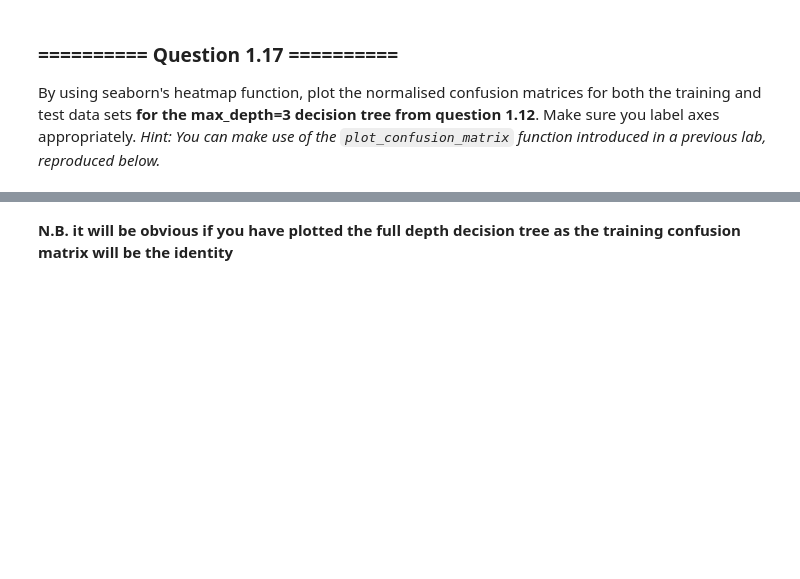
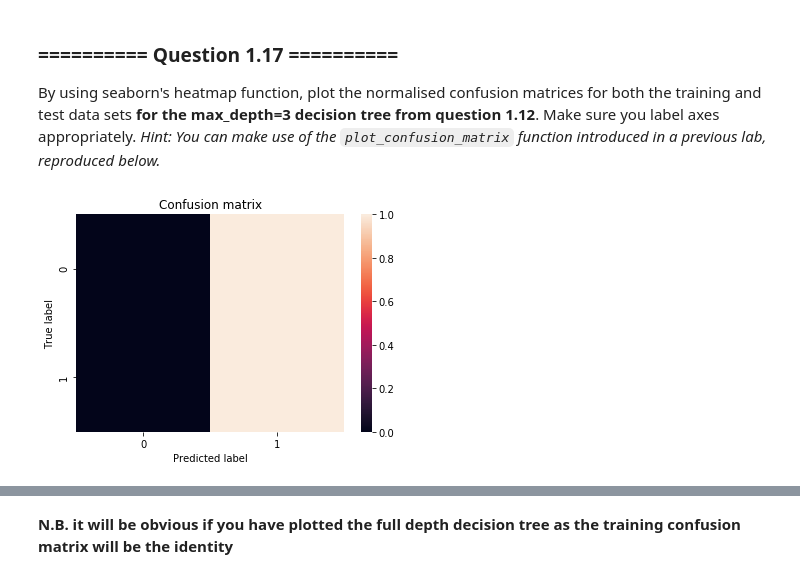
Before and after one commit to tjcdev/iaml, a Jupyter notebook: Labs/02 - Decision Trees and Linear Regression.ipynb, the cells around one changed output, grey strips where cells are left out. Saved outputs shown, nothing was run; the diff lists cells and outputs as text; code cells hidden in the pictures; blank space fills up the shorter version.

```diff
--- a/Labs/02 - Decision Trees and Linear Regression.ipynb
+++ b/Labs/02 - Decision Trees and Linear Regression.ipynb
@@ -321,0 +322,7 @@ def plot_confusion_matrix(cm, classes=None, title='Confusion matrix'):
+# %%
+# Normalised Data
+cm = confusion_matrix(y_train, dt.predict(X_train))
+cm_norm = cm/cm.sum(axis=1)[:, np.newaxis]
+plot_confusion_matrix(cm_norm)
+# %% [output]
+[figure, added]
```
Also changed, not shown: parts of 9 cells of this notebook.
